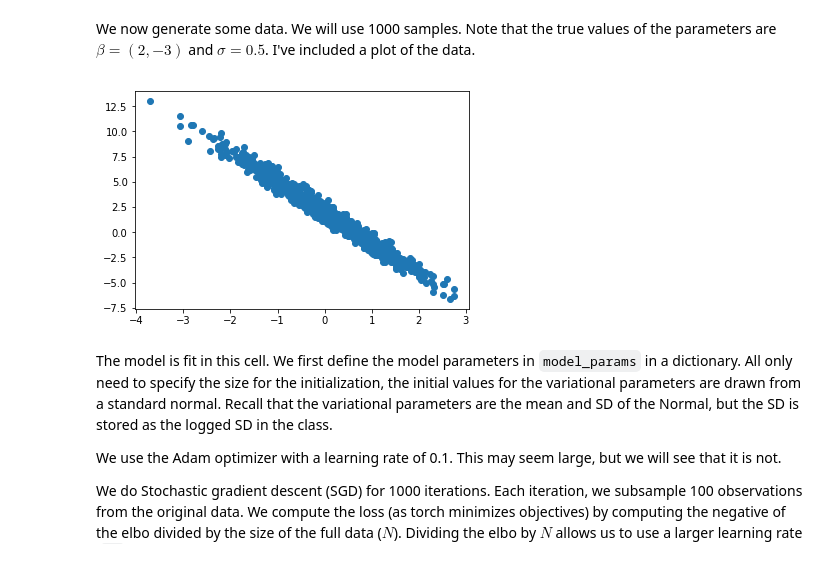
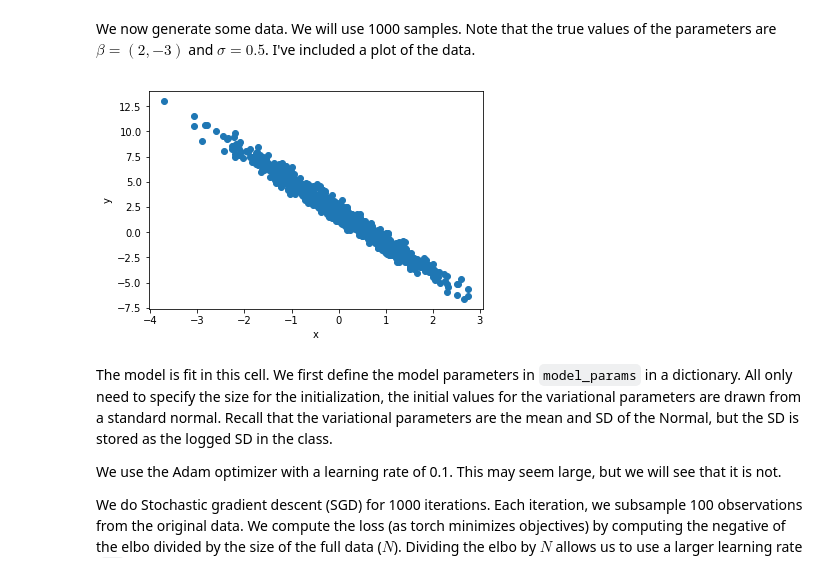
Before and after one commit to luiarthur/statorial, a Jupyter notebook: docs/assets/varinf/python/LinReg.ipynb, the cells around one changed output. Drawn from its saved outputs; the diff is of its cells as text; code cells hidden in the pictures.

Commit message:
added labels to data plot

```diff
--- a/docs/assets/varinf/python/LinReg.ipynb
+++ b/docs/assets/varinf/python/LinReg.ipynb
@@ -116,16 +116,19 @@ $\beta = (2, -3)$ and $\sigma = 0.5$. I've included a plot of the data.
 # %%
 # Generate data
 N = 1000
 x = torch.stack([torch.ones(N), torch.randn(N)], -1)
 k = x.shape[1]
 beta = torch.tensor([2., -3.])
 sig = 0.5
 y = Normal(x.matmul(beta), sig).rsample()
 
 # Plot data
-plt.scatter(x[:, 1].numpy(), y.numpy()); plt.show()
+plt.scatter(x[:, 1].numpy(), y.numpy())
+plt.xlabel("x")
+plt.ylabel("y")
+plt.show()
 # %% [output]
-[figure, old version]
+[figure, new version]
 # %% [markdown]
 The model is fit in this cell. We first define the model parameters in `model_params` in a dictionary.
 All only need to specify the size for the initialization, the initial values for the variational parameters are drawn from a standard normal.
```
Also changed, not shown: parts of 2 cells of this notebook, 1 other file.
